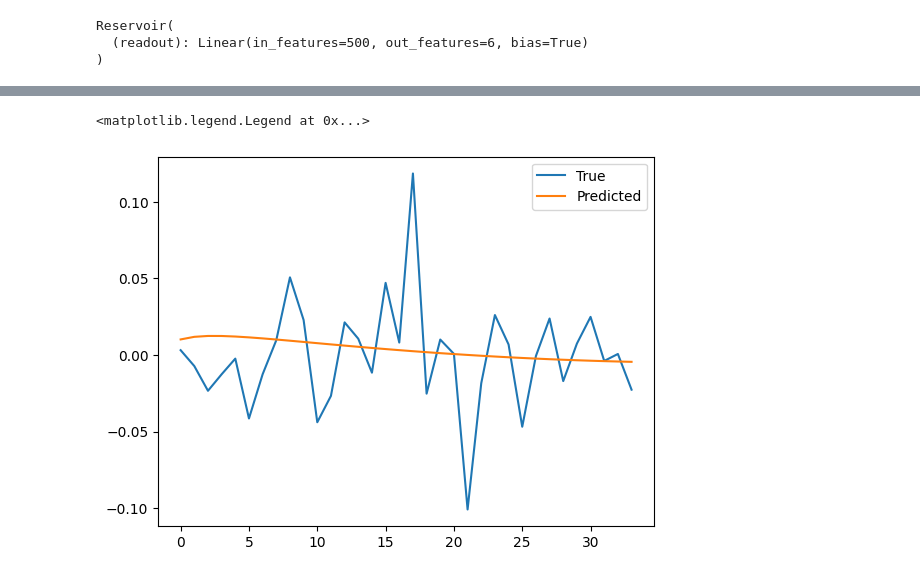
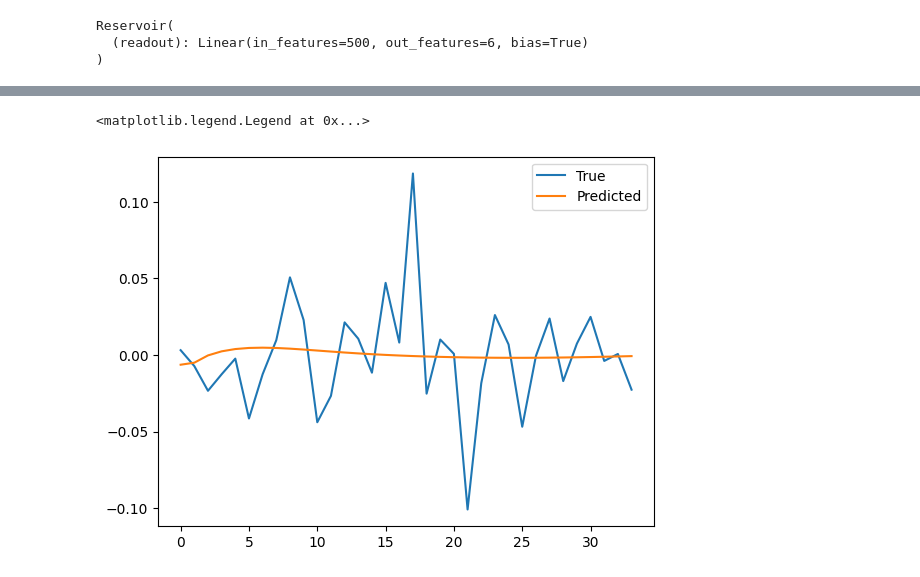
Before and after one commit to jaychotaliya987/Reservoir_Pytorch, a Jupyter notebook: ReservoirGrid/Examples/nifty50.ipynb, the cells around one changed output, grey strips where cells are left out. Cells and saved outputs as stored; diff of their text form; code cells hidden in the pictures.

```diff
--- a/ReservoirGrid/Examples/nifty50.ipynb
+++ b/ReservoirGrid/Examples/nifty50.ipynb
@@ -111,9 +100,9 @@ plt.plot(losses.detach().numpy())
 # %%
-#Resnifty_log.train_readout(train_inputs_log, train_targets_log)
+Resnifty_log.train_readout(train_inputs_log, train_targets_log)
 predictions_log = Resnifty_log.predict(train_inputs_log, steps=34)
 plt.plot(test_log[:,3], label='True')
 plt.plot(predictions_log[:,3], label='Predicted')
 plt.legend()
 # %% [output]
 <matplotlib.legend.Legend at 0x...>
-[figure, old version]
+[figure, new version]
```
Also changed, not shown: parts of 9 cells of this notebook, 2 other files.
